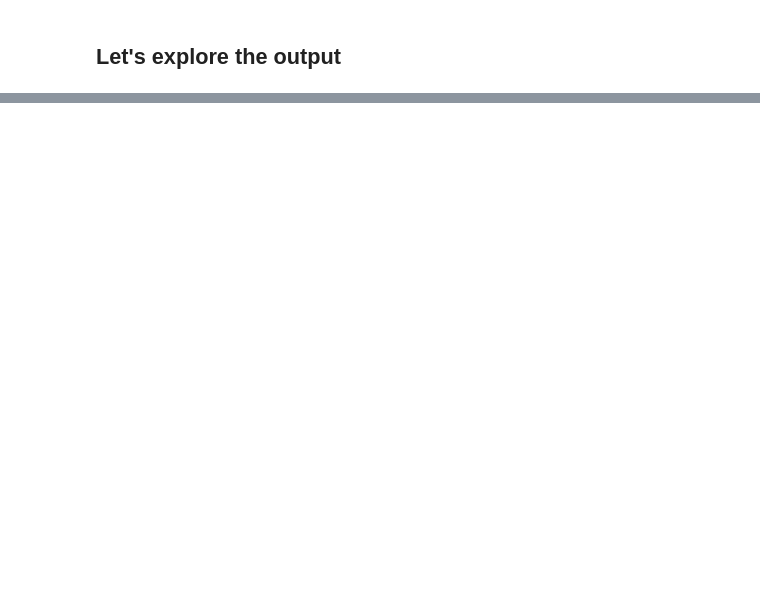
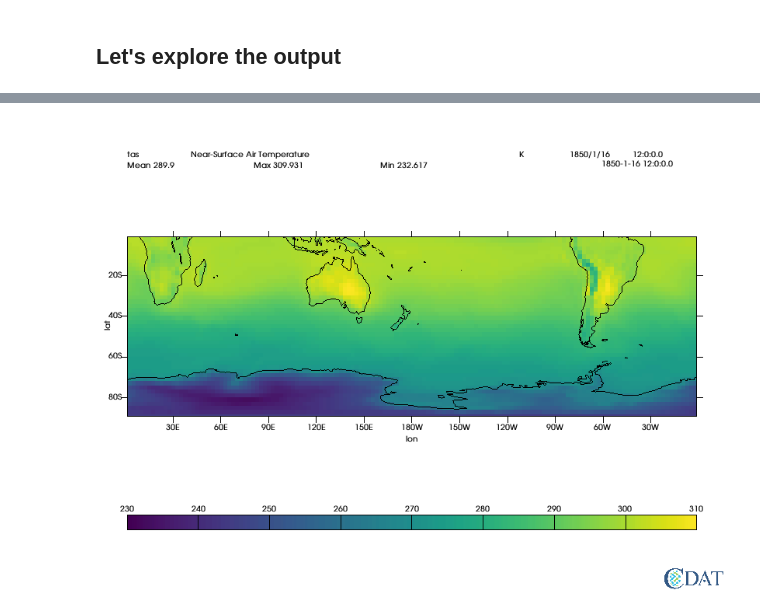
Before and after one commit to ESGF/esgf-compute-api, a Jupyter notebook: examples/getting_started.ipynb, the cells around one changed output, grey strips where cells are left out. Cells and saved outputs as stored; diff of their text form; code cells hidden in the pictures; blank space fills up the shorter version.

```diff
--- a/examples/getting_started.ipynb
+++ b/examples/getting_started.ipynb
@@ -104,6 +131,8 @@ print(data.shape)
 # %%
 import vcs
 
-v = vcs.init()
+v = vcs.init(bg=True)
 
-v.plot(data)
+v.plot(data, ratio="autot")
+# %% [output]
+[figure, added]
```
Also changed, not shown: parts of 9 cells of this notebook.
